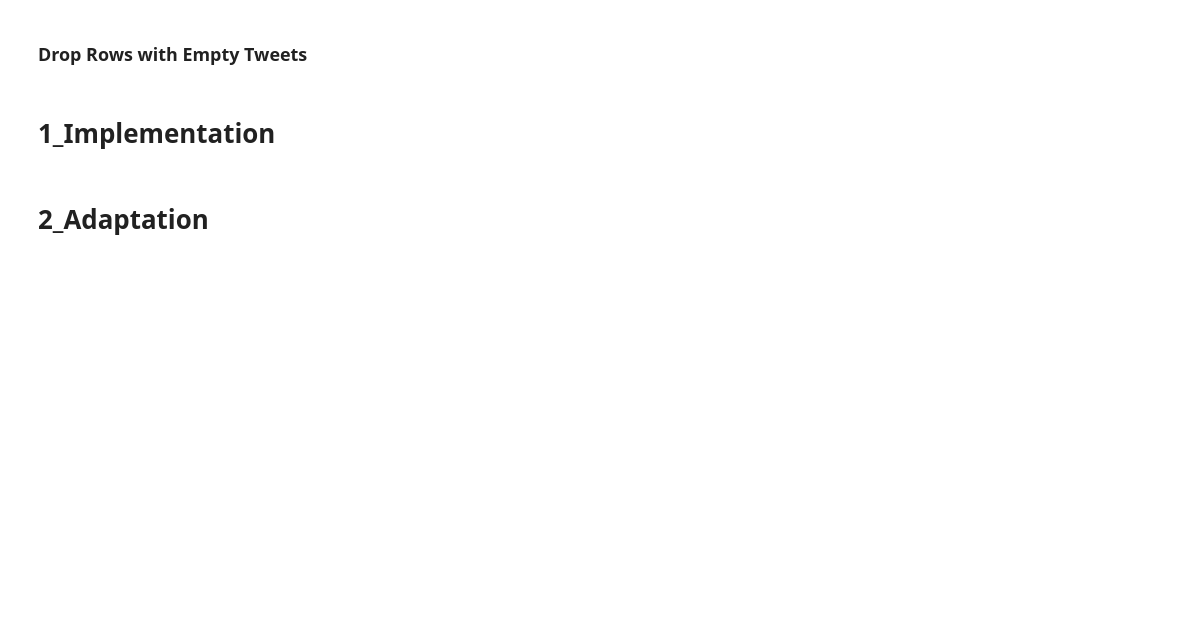
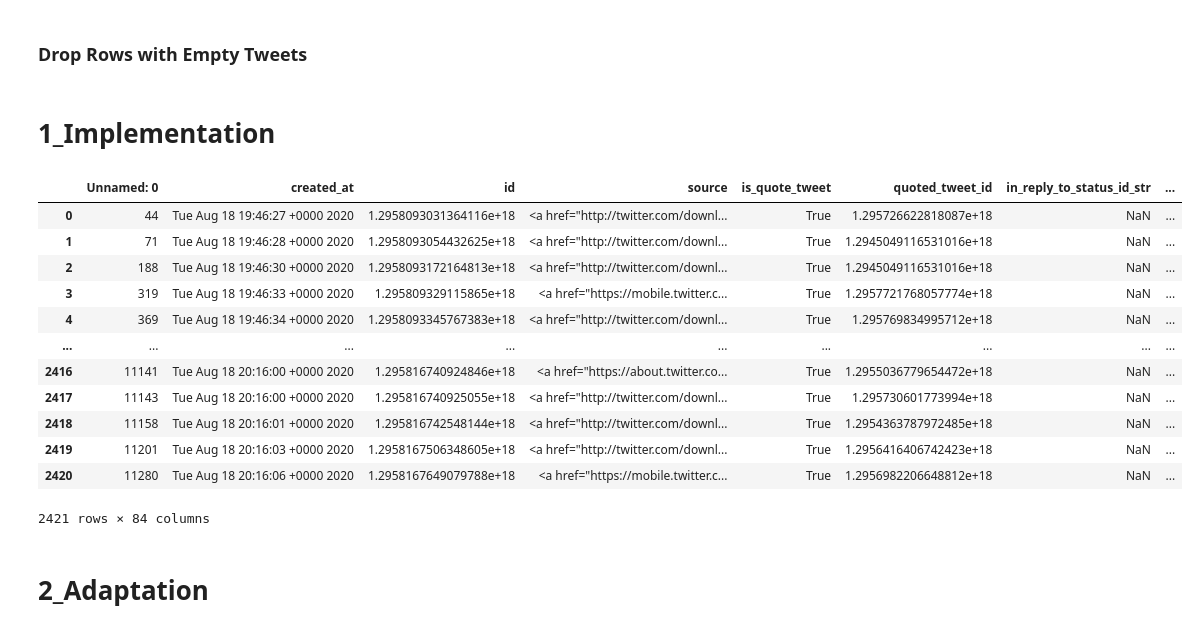
Before and after one commit to Manikya-Varshney/Twitter-Analysis, a Jupyter notebook: Latest/All_Facets_Match_V1.ipynb, the cells around one changed output. Saved outputs shown, nothing was run; the diff lists cells and outputs as text; code cells hidden in the pictures; blank space fills up the shorter version.

```diff
--- a/Latest/All_Facets_Match_V1.ipynb
+++ b/Latest/All_Facets_Match_V1.ipynb
@@ -58,7 +46,7 @@ You should consider upgrading via the '/usr/bin/python3 -m pip install --upgrade
 [nltk_data]       date!
 # %%
 start = time.time()
-path = '/home/manikya_varshney/Documents/Python/Yale/h01-20200818-10files/h01-20200818-153021.csv'
+path = '/home/manikya_varshney/Documents/Python/Yale/Latest/output_data/Tue Aug 18/combined_Tue Aug 18.csv'
 data = pd.read_csv(path, index_col=None, header=0, engine='python' )
 end = time.time()
 print("Read csv with pandas: ",(end-start),"sec")
@@ -95,7 +83,7 @@ keywords_Pe = ['silver lining' , 'optimistic', 'hope',
 # Constants
 #FINAL_COL_NAME = "FINAL_TEXT"
 num_cores = mp.cpu_count()
-FINAL_COL_NAME = "QT_text"
+FINAL_COL_NAME = "FINAL_TEXT"
 # %%
 def keywords_cleaning(keywords_list):
 
@@ -148,9 +130,6 @@ def fuzzy_logic(row, FINAL_COL_NAME, keywords, facet):
 # %%
-def fuzzy_logic(args):
-    row, FINAL_COL_NAME, keywords, facet, qwargs = args
-    print(**qwargs['choices'])
-    keyword_match, score = row[FINAL_COL_NAME].apply(process.extractOne, **qwargs)
-    #keyword_match, score = process.extractOne(row[FINAL_COL_NAME], keywords, scorer = fuzz.partial_ratio)
+def fuzzy_logic(row, FINAL_COL_NAME, keywords, facet):
+    keyword_match, score = process.extractOne(row[FINAL_COL_NAME], keywords, scorer = fuzz.partial_ratio)
     row['final_score_{}'.format(facet.value)] = score
     row['final_keyword_match_{}'.format(facet.value)] = keyword_match
     return row
@@ -212,9 +182,25 @@ data.dropna(subset = [FINAL_COL_NAME], inplace=True)
 # %% [markdown]
 # 1_Implementation
 # %%
-interim_Imp = multiprocessing_(data, keywords_Imp, Facets.IMPLEMENTATION)
-#interim_Imp = data.apply(fuzzy_logic, axis = 1, args = (FINAL_COL_NAME, keywords_Imp, Facets.IMPLEMENTATION))
-#interim_Imp = keep_only_highest(interim_Imp, 100, Facets.IMPLEMENTATION)
+#interim_Imp = multiprocessing_(data, keywords_Imp, Facets.IMPLEMENTATION)
+interim_Imp = data.apply(fuzzy_logic, axis = 1, args = (FINAL_COL_NAME, keywords_Imp, Facets.IMPLEMENTATION))
+interim_Imp_final = keep_only_highest(interim_Imp, 100, Facets.IMPLEMENTATION)
+# %%
+interim_Imp_final
+# %% [output]
+|  | Unnamed: 0 | created_at | id | source | is_quote_tweet | quoted_tweet_id | in_reply_to_status_id_str | ... |
+| 0 | 44 | Tue Aug 18 19:46:27 +0000 2020 | 1.2958093031364116e+18 | <a href="http://twitter.com/downl... | True | 1.295726622818087e+18 | NaN | ... |
+| 1 | 71 | Tue Aug 18 19:46:28 +0000 2020 | 1.2958093054432625e+18 | <a href="http://twitter.com/downl... | True | 1.2945049116531016e+18 | NaN | ... |
+| 2 | 188 | Tue Aug 18 19:46:30 +0000 2020 | 1.2958093172164813e+18 | <a href="http://twitter.com/downl... | True | 1.2945049116531016e+18 | NaN | ... |
+| 3 | 319 | Tue Aug 18 19:46:33 +0000 2020 | 1.295809329115865e+18 | <a href="https://mobile.twitter.c... | True | 1.2957721768057774e+18 | NaN | ... |
+| 4 | 369 | Tue Aug 18 19:46:34 +0000 2020 | 1.2958093345767383e+18 | <a href="http://twitter.com/downl... | True | 1.295769834995712e+18 | NaN | ... |
+| ... | ... | ... | ... | ... | ... | ... | ... | ... |
+| 2416 | 11141 | Tue Aug 18 20:16:00 +0000 2020 | 1.295816740924846e+18 | <a href="https://about.twitter.co... | True | 1.2955036779654472e+18 | NaN | ... |
+| 2417 | 11143 | Tue Aug 18 20:16:00 +0000 2020 | 1.295816740925055e+18 | <a href="http://twitter.com/downl... | True | 1.295730601773994e+18 | NaN | ... |
+| 2418 | 11158 | Tue Aug 18 20:16:01 +0000 2020 | 1.295816742548144e+18 | <a href="http://twitter.com/downl... | True | 1.2954363787972485e+18 | NaN | ... |
+| 2419 | 11201 | Tue Aug 18 20:16:03 +0000 2020 | 1.2958167506348605e+18 | <a href="http://twitter.com/downl... | True | 1.2956416406742423e+18 | NaN | ... |
+| 2420 | 11280 | Tue Aug 18 20:16:06 +0000 2020 | 1.2958167649079788e+18 | <a href="https://mobile.twitter.c... | True | 1.2956982206648812e+18 | NaN | ... |
+2421 rows × 84 columns
 # %% [markdown]
 # 2_Adaptation
 # %%
```
Also changed, not shown: parts of 18 cells of this notebook, 2 other files.
